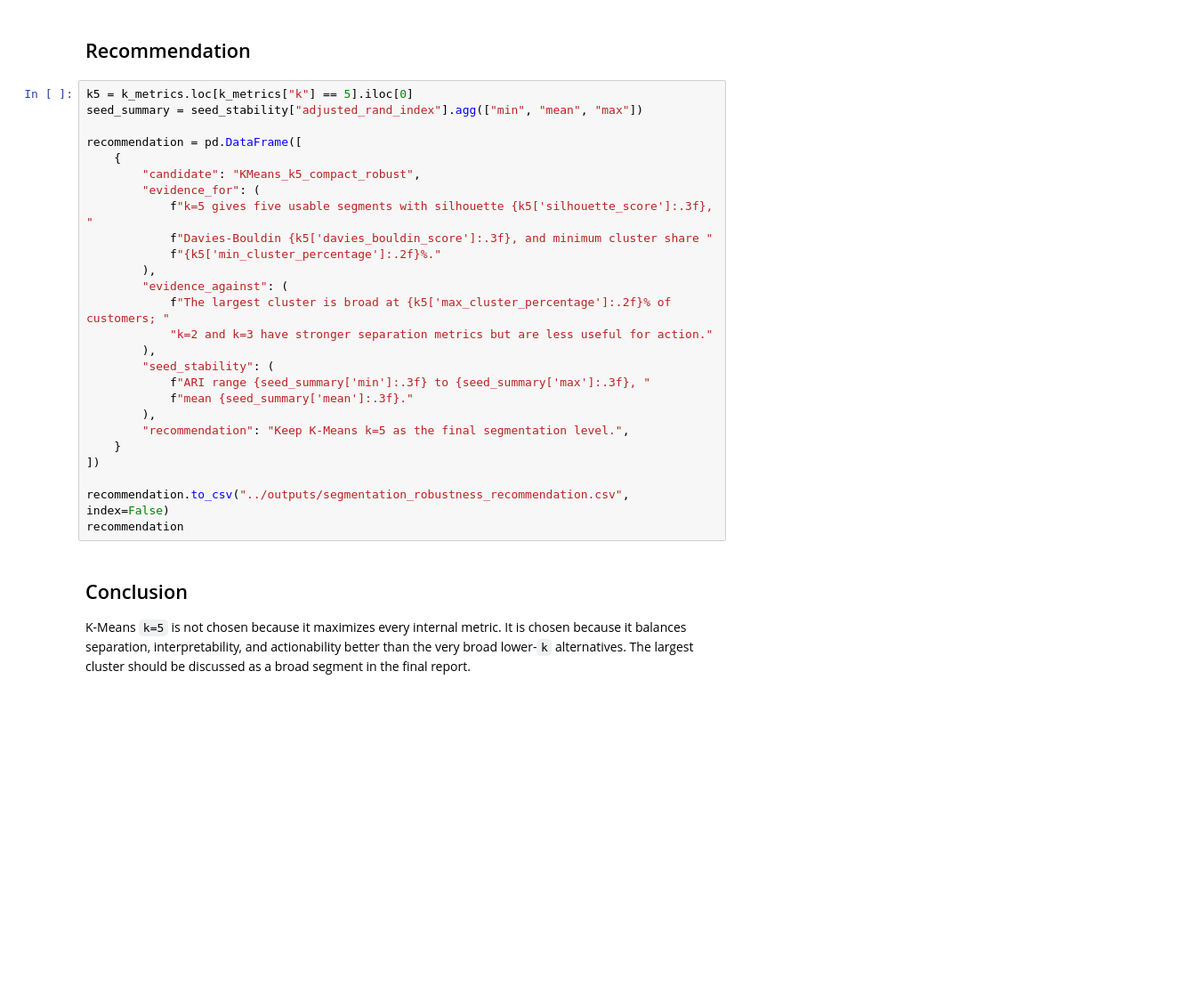
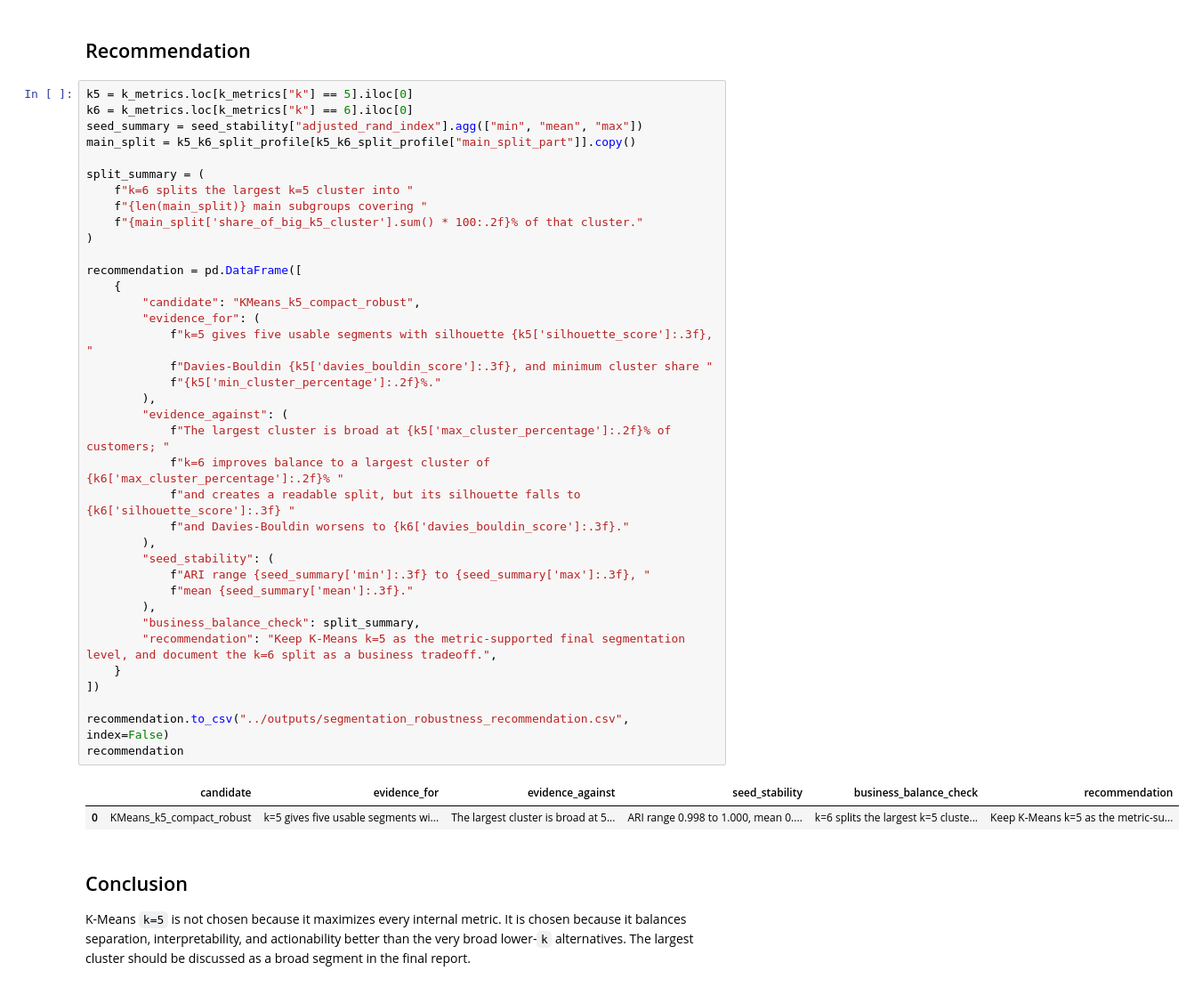
Before and after one commit to pedromariaanf-a11y/Unsupervised-Learning, a Jupyter notebook: notebooks/06b_kmeans_robustness_decision.ipynb, the cells around one changed output. Shown at 89% size. Cells and saved outputs as stored; diff of their text form; blank space fills up the shorter version.

```diff
--- a/notebooks/06b_kmeans_robustness_decision.ipynb
+++ b/notebooks/06b_kmeans_robustness_decision.ipynb
@@ -119,30 +285,44 @@ seed_stability
 ## Recommendation
 # %%
 k5 = k_metrics.loc[k_metrics["k"] == 5].iloc[0]
+k6 = k_metrics.loc[k_metrics["k"] == 6].iloc[0]
 seed_summary = seed_stability["adjusted_rand_index"].agg(["min", "mean", "max"])
+main_split = k5_k6_split_profile[k5_k6_split_profile["main_split_part"]].copy()
+
+split_summary = (
+    f"k=6 splits the largest k=5 cluster into "
+    f"{len(main_split)} main subgroups covering "
+    f"{main_split['share_of_big_k5_cluster'].sum() * 100:.2f}% of that cluster."
+)
 
 recommendation = pd.DataFrame([
     {
         "candidate": "KMeans_k5_compact_robust",
         "evidence_for": (
             f"k=5 gives five usable segments with silhouette {k5['silhouette_score']:.3f}, "
             f"Davies-Bouldin {k5['davies_bouldin_score']:.3f}, and minimum cluster share "
             f"{k5['min_cluster_percentage']:.2f}%."
         ),
         "evidence_against": (
             f"The largest cluster is broad at {k5['max_cluster_percentage']:.2f}% of customers; "
-            "k=2 and k=3 have stronger separation metrics but are less useful for action."
+            f"k=6 improves balance to a largest cluster of {k6['max_cluster_percentage']:.2f}% "
+            f"and creates a readable split, but its silhouette falls to {k6['silhouette_score']:.3f} "
+            f"and Davies-Bouldin worsens to {k6['davies_bouldin_score']:.3f}."
         ),
         "seed_stability": (
             f"ARI range {seed_summary['min']:.3f} to {seed_summary['max']:.3f}, "
             f"mean {seed_summary['mean']:.3f}."
         ),
-        "recommendation": "Keep K-Means k=5 as the final segmentation level.",
+        "business_balance_check": split_summary,
+        "recommendation": "Keep K-Means k=5 as the metric-supported final segmentation level, and document the k=6 split as a business tradeoff.",
     }
 ])
 
 recommendation.to_csv("../outputs/segmentation_robustness_recommendation.csv", index=False)
 recommendation
+# %% [output]
+|  | candidate | evidence_for | evidence_against | seed_stability | business_balance_check | recommendation |
+| 0 | KMeans_k5_compact_robust | k=5 gives five usable segments wi... | The largest cluster is broad at 5... | ARI range 0.998 to 1.000, mean 0.... | k=6 splits the largest k=5 cluste... | Keep K-Means k=5 as the metric-su... |
 # %% [markdown]
 ## Conclusion
 
```
Also changed, not shown: parts of 9 cells of this notebook, 16 other files.
